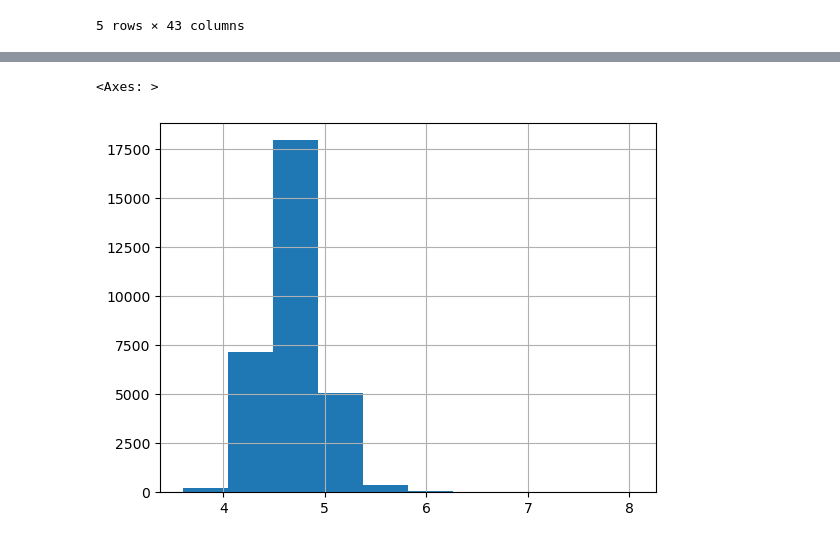
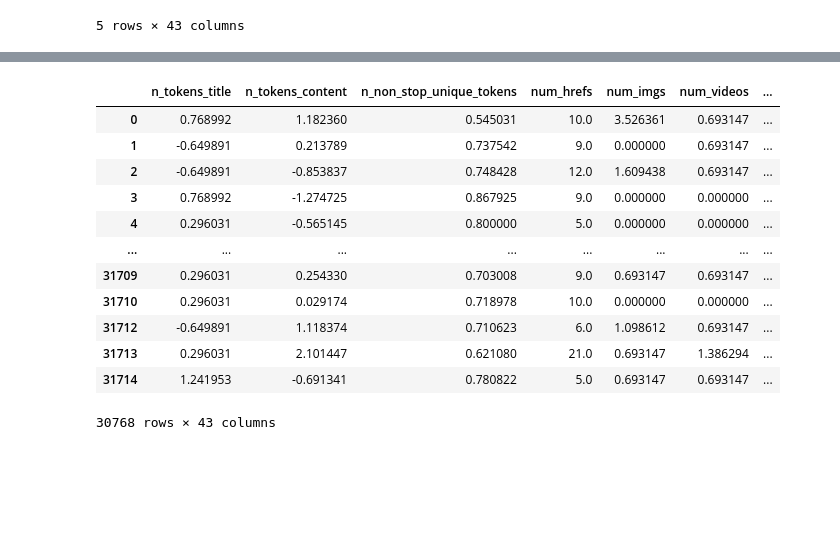
Before and after one commit to lolloberga/predict-shares-online-news, a Jupyter notebook: feature_engeneering.ipynb, the cells around one changed output, grey strips where cells are left out. Drawn from its saved outputs; the diff is of its cells as text; code cells hidden in the pictures; blank space fills up the shorter version.

```diff
--- a/feature_engeneering.ipynb
+++ b/feature_engeneering.ipynb
@@ -118,2 +134,2 @@ working_df_dev['n_tokens_content'] = np.log(working_df_dev['n_tokens_content'])
 # %%
-working_df_dev['num_imgs'].fillna(0, inplace=True)
+working_df_dev['num_keywords'].fillna(0, inplace=True)
@@ -125,2 +136,2 @@ np.log(1+working_df_dev['num_imgs']).hist()
 # %%
-working_df_dev['num_imgs'] = np.log(1+working_df_dev['num_imgs'])
+working_df_dev['shares'] = np.log(working_df_dev['shares'])
@@ -135,5 +138,24 @@ working_df_dev['num_videos'] = np.log(1+working_df_dev['num_videos'])
+# %%
+std_scaler = StandardScaler().fit(working_df_dev[['kw_avg_min', 'kw_avg_max', 'kw_min_avg', 'kw_avg_avg']])
+scaled_features = std_scaler.transform(working_df_dev[['kw_avg_min', 'kw_avg_max', 'kw_min_avg', 'kw_avg_avg']])
+working_df_dev[['kw_avg_min', 'kw_avg_max', 'kw_min_avg', 'kw_avg_avg']] = scaled_features
+# %%
+std_scaler = StandardScaler().fit(working_df_dev[['self_reference_min_shares', 'self_reference_max_shares', 'self_reference_avg_sharess']])
+scaled_features = std_scaler.transform(working_df_dev[['self_reference_min_shares', 'self_reference_max_shares', 'self_reference_avg_sharess']])
+working_df_dev[['self_reference_min_shares', 'self_reference_max_shares', 'self_reference_avg_sharess']] = scaled_features
 # %%
-working_df_dev['average_token_length'].hist()
+working_df_dev
 # %% [output]
+|  | n_tokens_title | n_tokens_content | n_non_stop_unique_tokens | num_hrefs | num_imgs | num_videos | ... |
+| 0 | 0.768992 | 1.182360 | 0.545031 | 10.0 | 3.526361 | 0.693147 | ... |
+| 1 | -0.649891 | 0.213789 | 0.737542 | 9.0 | 0.000000 | 0.693147 | ... |
+| 2 | -0.649891 | -0.853837 | 0.748428 | 12.0 | 1.609438 | 0.693147 | ... |
+| 3 | 0.768992 | -1.274725 | 0.867925 | 9.0 | 0.000000 | 0.000000 | ... |
+| 4 | 0.296031 | -0.565145 | 0.800000 | 5.0 | 0.000000 | 0.000000 | ... |
+| ... | ... | ... | ... | ... | ... | ... | ... |
+| 31709 | 0.296031 | 0.254330 | 0.703008 | 9.0 | 0.693147 | 0.693147 | ... |
+| 31710 | 0.296031 | 0.029174 | 0.718978 | 10.0 | 0.000000 | 0.000000 | ... |
+| 31712 | -0.649891 | 1.118374 | 0.710623 | 6.0 | 1.098612 | 0.693147 | ... |
+| 31713 | 0.296031 | 2.101447 | 0.621080 | 21.0 | 0.693147 | 1.386294 | ... |
+| 31714 | 1.241953 | -0.691341 | 0.780822 | 5.0 | 0.693147 | 0.693147 | ... |
-<Axes: >
+30768 rows × 43 columns
-[figure, removed]
```
Also changed, not shown: parts of 26 cells of this notebook, 2 other files.
